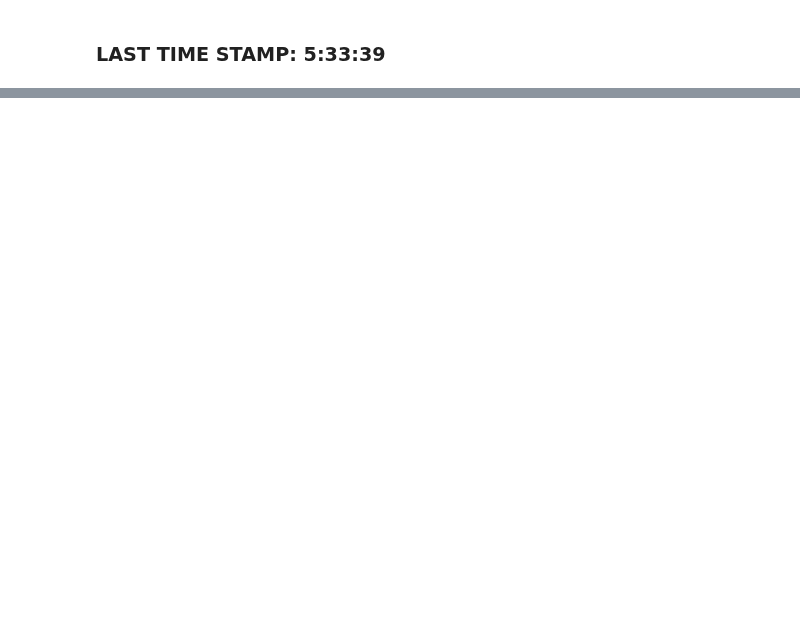
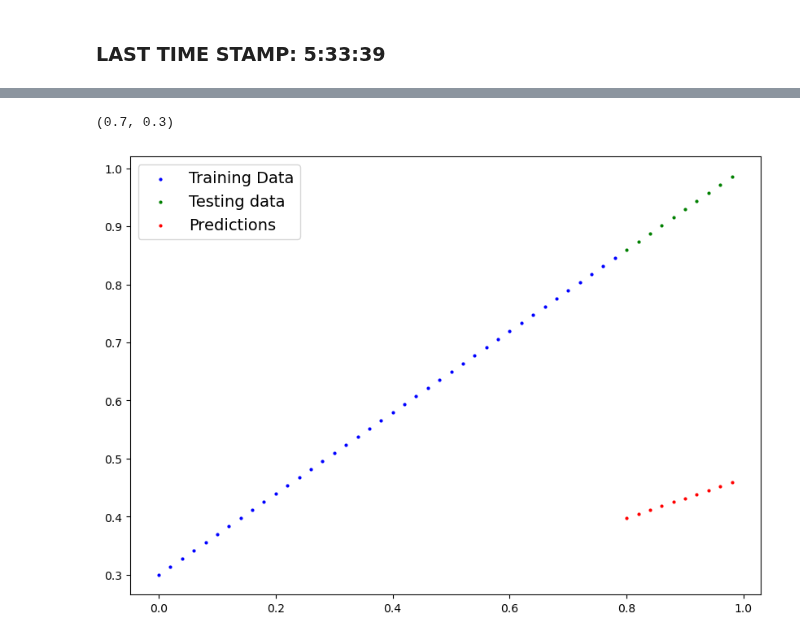
Before and after one commit to martinezdavid12/pytorchRepo, a Jupyter notebook: 01_pytorch.ipynb, the cells around one changed output, grey strips where cells are left out. Saved outputs shown, nothing was run; the diff lists cells and outputs as text; code cells hidden in the pictures; blank space fills up the shorter version.

```diff
--- a/01_pytorch.ipynb
+++ b/01_pytorch.ipynb
@@ -198,0 +409,4 @@ y_preds
+# %%
+weight, bias
+# %% [output]
+(0.7, 0.3)
@@ -198,0 +416,5 @@ y_preds
+# %%
+# Old predictions (epoch 0)
+plot_predictions(predictions=y_preds)
+# %% [output]
+[figure, added]
```
Also changed, not shown: parts of 36 cells of this notebook, 2 other files.
